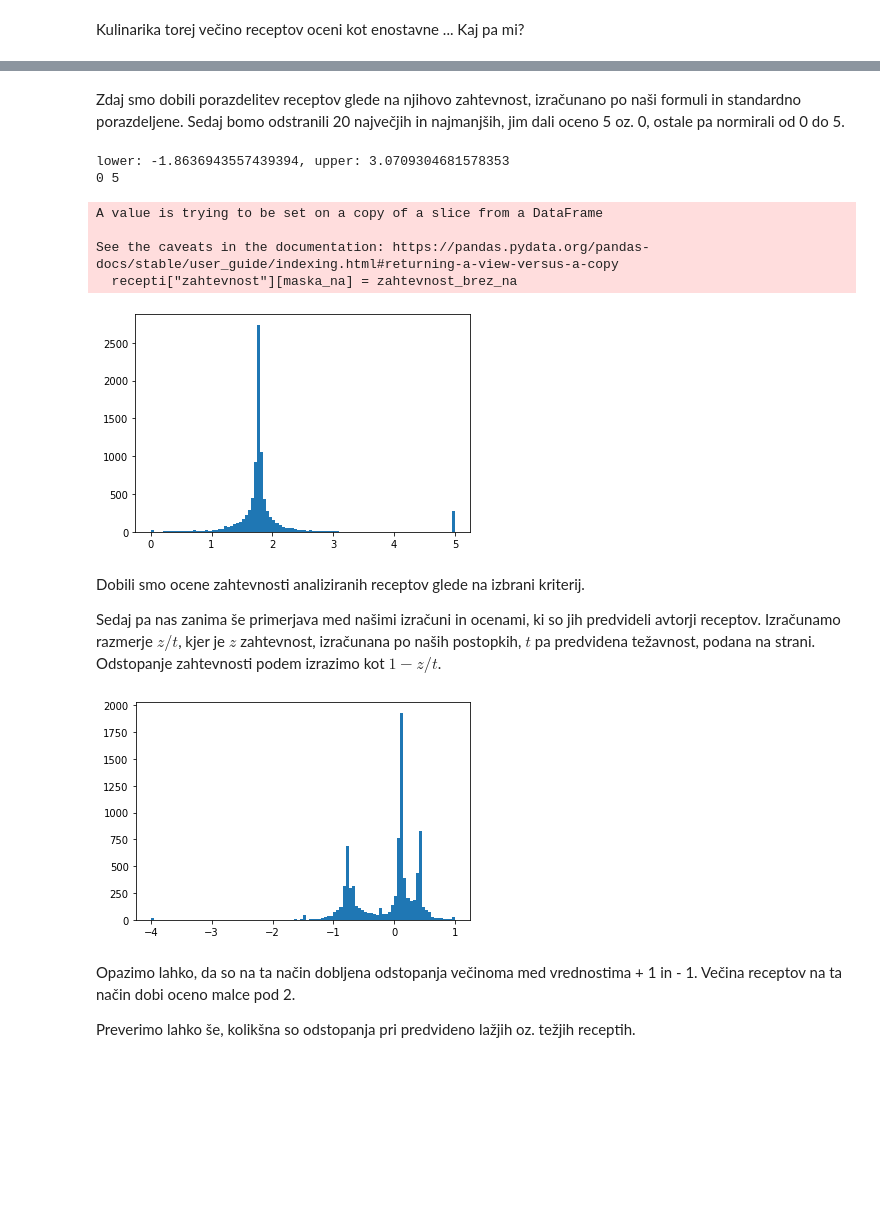
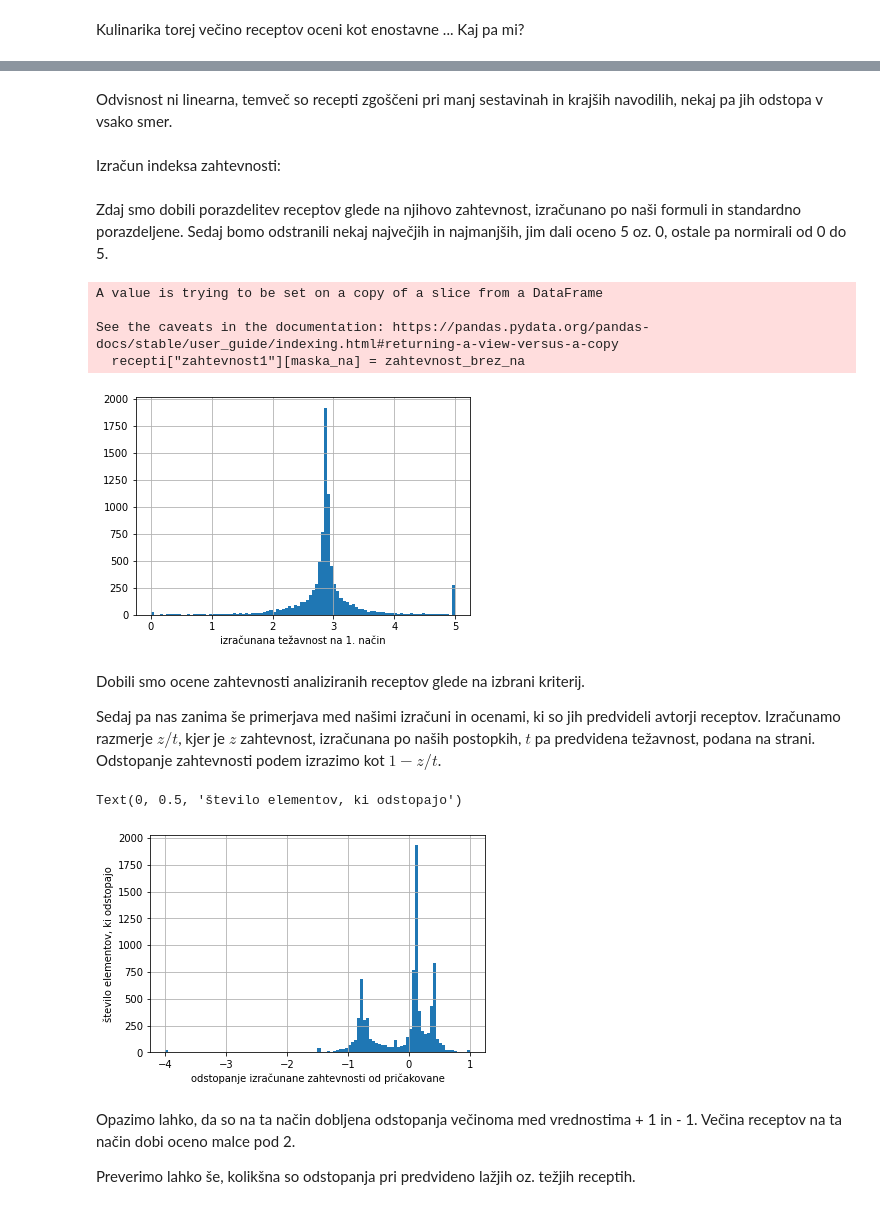
Before and after one commit to MarijaJez/Projekt, a Jupyter notebook: analiza.ipynb, the cells around one changed output, grey strips where cells are left out. Drawn from its saved outputs; the diff is of its cells as text; code cells hidden in the pictures; blank space fills up the shorter version.

```diff
--- a/analiza.ipynb
+++ b/analiza.ipynb
@@ -80,13 +120,9 @@ def minmax(df):
+# %% [markdown]
+Odvisnost ni linearna, temveč so recepti zgoščeni pri manj sestavinah in krajših navodilih, nekaj pa jih odstopa v vsako smer.
+# %% [markdown]
+Izračun indeksa zahtevnosti:
 # %%
-recepti = pd.read_csv('podatki_z_indeksi.csv')
-sestavine = pd.read_csv('sestavine.csv')
-postopki = pd.read_csv('postopki.csv')
-
-
-recepti['čas_priprave_min'] = recepti['čas_priprave'].apply(cas_v_minutah)
-maska = ~recepti["čas_priprave_min"].isnull()
 t = pd.to_numeric(recepti["čas_priprave_min"])[maska]
-
 
 t_norm = povp(t)
 
@@ -103,41 +139,37 @@ n_norm = povp(n_)
 
 zahtevnost = recepti['čas_priprave_min'].copy()
 zahtevnost[maska] =  (t_norm * l_norm * n_norm)
-recepti["zahtevnost"] = povp(zahtevnost)
+recepti["zahtevnost1"] = povp(zahtevnost)
 # %% [markdown]
-Zdaj smo dobili porazdelitev receptov glede na njihovo zahtevnost, izračunano po naši formuli in standardno porazdeljene. Sedaj bomo odstranili 20 največjih in najmanjših, jim dali oceno 5 oz. 0, ostale pa normirali od 0 do 5.
+Zdaj smo dobili porazdelitev receptov glede na njihovo zahtevnost, izračunano po naši formuli in standardno porazdeljene. Sedaj bomo odstranili nekaj največjih in najmanjših, jim dali oceno 5 oz. 0, ostale pa normirali od 0 do 5.
 # %%
-maska_na = ~recepti['zahtevnost'].isna()
-zahtevnost_brez_na = recepti['zahtevnost'][maska_na]
+odstrani_zg, odstrani_sp = 20, 100
+
+maska_na = ~recepti['zahtevnost1'].isna()
+zahtevnost_brez_na = recepti['zahtevnost1'][maska_na]
 sez = zahtevnost_brez_na.copy().to_numpy()
 sez.sort()
-lower, upper = sez[20], sez[-100]
-
-print(f"lower: {lower}, upper: {upper}")
+lower, upper = sez[odstrani_zg], sez[-odstrani_sp]
 
 maska = (zahtevnost_brez_na < upper) & (zahtevnost_brez_na > lower)
 
 zahtevnost_brez_na[maska] = 5 * minmax(zahtevnost_brez_na[maska])
 zahtevnost_brez_na[zahtevnost_brez_na >= upper] = 5
 zahtevnost_brez_na[zahtevnost_brez_na <= lower] = 0
-print(zahtevnost_brez_na.min(), zahtevnost_brez_na.max())
 
-_ = plt.hist(zahtevnost_brez_na.to_numpy(), bins=100)
+# Stolpec izračunanih zahtevnosti dodamo v tabelo
+recepti["zahtevnost1"][maska_na] = zahtevnost_brez_na
 
-
-
-recepti["zahtevnost"][maska_na] = zahtevnost_brez_na
-
-# a = recepti.groupby("zahtevnost").size()
-# a.plot()
+# Histogram zahtevnosti:
+a = zahtevnost_brez_na
+plt = a.hist(bins=100)
+plt.set_xlabel("izračunana težavnost na 1. način")
 # %% [output]
-lower: -1.8636943557439394, upper: 3.0709304681578353
-0 5
+A value is trying to be set on a copy of a slice from a DataFrame
+
+See the caveats in the documentation: https://pandas.pydata.org/pandas-docs/stable/user_guide/indexing.html#returning-a-view-versus-a-copy
+  recepti["zahtevnost1"][maska_na] = zahtevnost_brez_na
-A value is trying to be set on a copy of a slice from a DataFrame
-
-See the caveats in the documentation: https://pandas.pydata.org/pandas-docs/stable/user_guide/indexing.html#returning-a-view-versus-a-copy
-  recepti["zahtevnost"][maska_na] = zahtevnost_brez_na
-[figure, old version]
+[figure, new version]
 # %% [markdown]
 Dobili smo ocene zahtevnosti analiziranih receptov glede na izbrani kriterij.
 
@@ -148,9 +180,13 @@ recepti["odstopanje_zahtevnosti"] = 1 - recepti["zahtevnost"] / recepti["predvid
-# %%
-%matplotlib inline
-
-_ = plt.hist(recepti["odstopanje_zahtevnosti"], bins=100)
-# %% [output]
-[figure, removed]
+# %%
+%matplotlib inline
+
+a = recepti["odstopanje_zahtevnosti1"]
+plt = a.hist(bins=100)
+plt.set_xlabel("odstopanje izračunane zahtevnosti od pričakovane")
+plt.set_ylabel("število elementov, ki odstopajo")
+# %% [output]
+Text(0, 0.5, 'število elementov, ki odstopajo')
+[figure, added]
 # %% [markdown]
 Opazimo lahko, da so na ta način dobljena odstopanja večinoma med vrednostima + 1 in - 1. Večina receptov na ta način dobi oceno malce pod 2.
 
```
Also changed, not shown: parts of 36 cells of this notebook, 1 other file.
